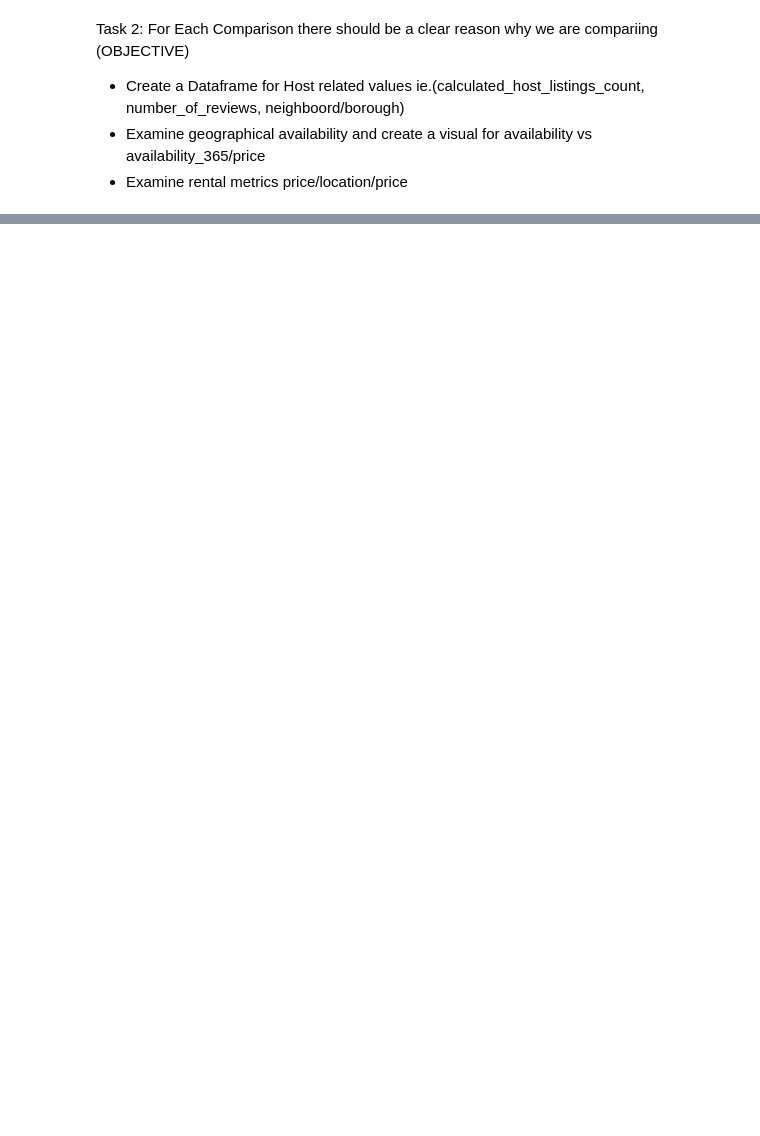
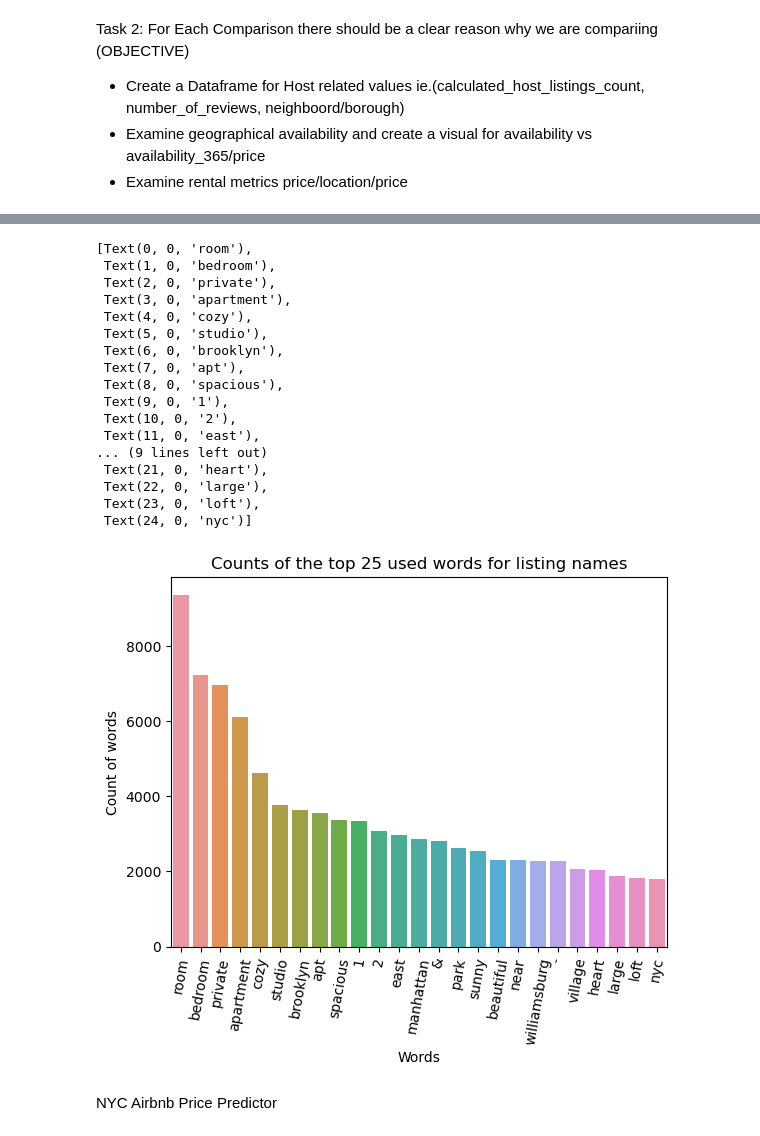
Before and after one commit to Arda-Dinc04/Airbnb-Project, a Jupyter notebook: Test.ipynb, the cells around one changed output, grey strips where cells are left out. Saved outputs shown, nothing was run; the diff lists cells and outputs as text; code cells hidden in the pictures; blank space fills up the shorter version.

```diff
--- a/Test.ipynb
+++ b/Test.ipynb
@@ -259,0 +264,63 @@ Task 2: For Each Comparison there should be a clear reason why we are compariing
+# %%
+#initializing empty list where we are going to put our name strings
+_names_=[]
+#getting name strings from the column and appending it to the list
+for name in data.name:
+    _names_.append(name)
+#setting a function that will split those name strings into separate words
+def split_name(name):
+    spl=str(name).split()
+    return spl
+#initializing empty list where we are going to have words counted
+_names_for_count_=[]
+#getting name string from our list and using split function, later appending to list above
+for x in _names_:
+    for word in split_name(x):
+        word=word.lower()
+        _names_for_count_.append(word)
+# %%
+_names_for_count_
+# Get the set of English stopwords
+stop_words = set(stopwords.words('english'))
+
+# Remove stopwords from the list of words
+_names_for_count_ = [word for word in _names_for_count_ if word.lower() not in stop_words]
+# %%
+#we are going to use counter
+from collections import Counter
+#let's see top 25 used words by host to name their listing
+_top_25_w=Counter(_names_for_count_).most_common()
+_top_25_w=_top_25_w[0:25]
+# %%
+#now let's put our findings in dataframe for further visualizations
+sub_w=pd.DataFrame(_top_25_w)
+sub_w.rename(columns={0:'Words', 1:'Count'}, inplace=True)
+#sub_w
+# %%
+#we are going to use barplot for this visualization
+viz_5=sns.barplot(x='Words', y='Count', data=sub_w)
+viz_5.set_title('Counts of the top 25 used words for listing names')
+viz_5.set_ylabel('Count of words')
+viz_5.set_xlabel('Words')
+viz_5.set_xticklabels(viz_5.get_xticklabels(), rotation=80)
+# %% [output]
+[Text(0, 0, 'room'),
+ Text(1, 0, 'bedroom'),
+ Text(2, 0, 'private'),
+ Text(3, 0, 'apartment'),
+ Text(4, 0, 'cozy'),
+ Text(5, 0, 'studio'),
+ Text(6, 0, 'brooklyn'),
+ Text(7, 0, 'apt'),
+ Text(8, 0, 'spacious'),
+ Text(9, 0, '1'),
+ Text(10, 0, '2'),
+ Text(11, 0, 'east'),
+... (9 lines left out)
+ Text(21, 0, 'heart'),
+ Text(22, 0, 'large'),
+ Text(23, 0, 'loft'),
+ Text(24, 0, 'nyc')]
+[figure, added]
+# %% [markdown]
+NYC Airbnb Price Predictor
```
Also changed, not shown: parts of 27 cells of this notebook.
